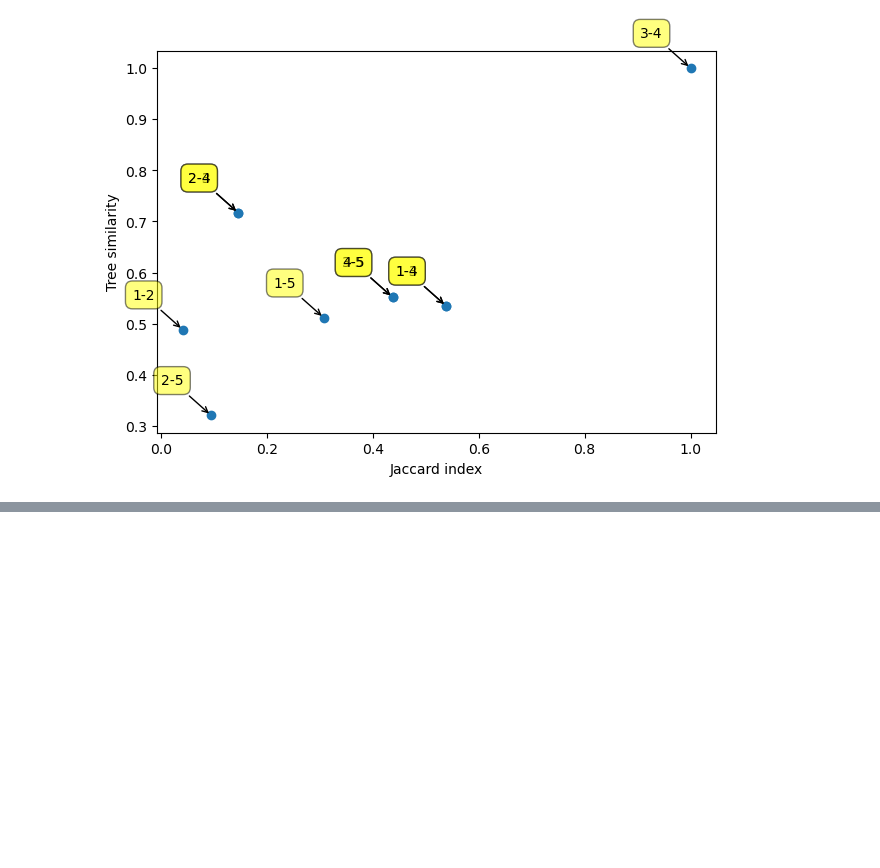
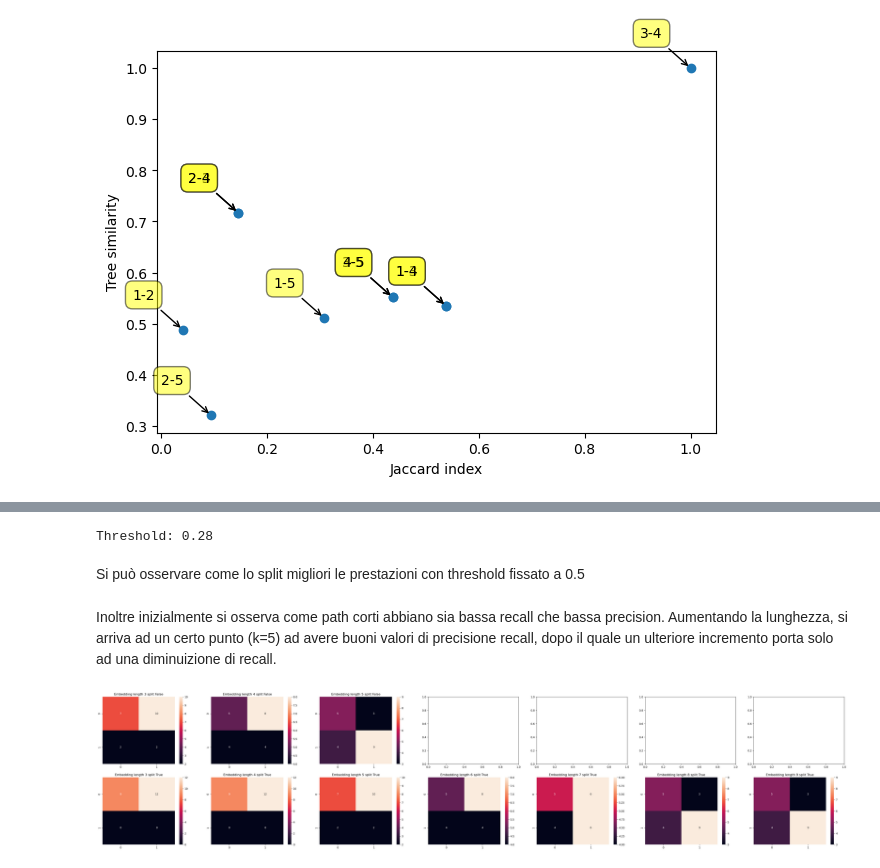
Before and after one commit to ErgastiAlex/CodeSimilarity, a Jupyter notebook: POC.ipynb, the cells around one changed output, grey strips where cells are left out. Drawn from its saved outputs; the diff is of its cells as text; code cells hidden in the pictures; blank space fills up the shorter version.

```diff
--- a/POC.ipynb
+++ b/POC.ipynb
@@ -172,0 +263,54 @@ len(similarity_indexes)
+# %%
+roc_of_interest=roc_curves[1][4] # embedding length 7, split
+threshold= -1
+fpr_threshold=10
+
+for fpr,tpr,threshold_values in zip(roc_of_interest[0],roc_of_interest[1],roc_of_interest[2]):
+    if(tpr>0.7 and fpr<fpr_threshold):
+        threshold=threshold_values
+        fpr_threshold=fpr
+
+print(f"Threshold: {threshold}")
+# %% [output]
+Threshold: 0.28
+# %% [markdown]
+Si può osservare come lo split migliori le prestazioni con threshold fissato a 0.5
+# %% [markdown]
+Inoltre inizialmente si osserva come path corti abbiano sia bassa recall che bassa precision.
+Aumentando la lunghezza, si arriva ad un certo punto (k=5) ad avere buoni valori di precisione recall, dopo il quale un ulteriore incremento porta solo ad una diminuizione di recall.
+# %%
+
+heatmap_figure,heatmap_axes=plt.subplots(2,7,figsize=(50,10))
+task_names=["C","D"]
+task_list=dict()
+for task in task_names:
+    task_list[task]=os.listdir(f"Task03646/{task}")
+
+
+for chart_row_index,use_split in zip(range(2),[False,True]):
+    for embedding_lentgh in range(3,10):
+        chart_col_index=embedding_lentgh-3
+        try:
+            code_list=generate_code_list(embedding_lentgh,use_split)
+            similarity=np.array(put_a_name_here(code_list,"C","C"))
+            dissimilarity=np.array(put_a_name_here(code_list,"C","D"))
+
+
+            heatmap_axes[chart_row_index,chart_col_index].set_title(f"Embedding length {embedding_lentgh} split {use_split}")
+
+            TP=len(similarity[similarity>threshold])
+            FP=len(dissimilarity[dissimilarity>threshold])
+            TN=len(dissimilarity[dissimilarity<=threshold])
+            FN=len(similarity[similarity<=threshold])
+
+            sns.heatmap([[TP,FP],[FN,TN]],annot=True,fmt="d",ax=heatmap_axes[chart_row_index,chart_col_index])
+
+        except Exception as e:
+            pass
+
+
+swarmplot_fig.show()
+heatmap_figure.show()
+roc_figure.show()
+# %% [output]
+[figure, added]
```
Also changed, not shown: parts of 4 cells of this notebook, 2 other files.
